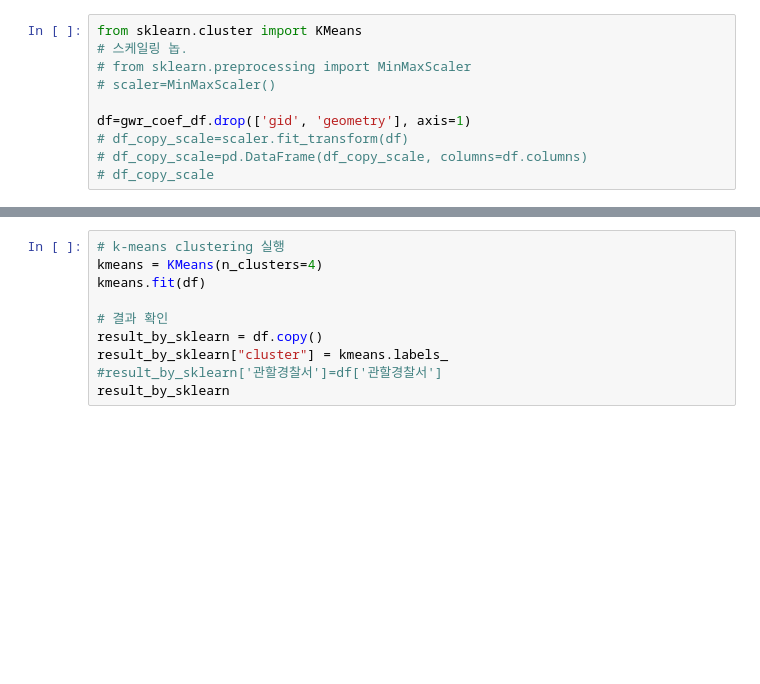
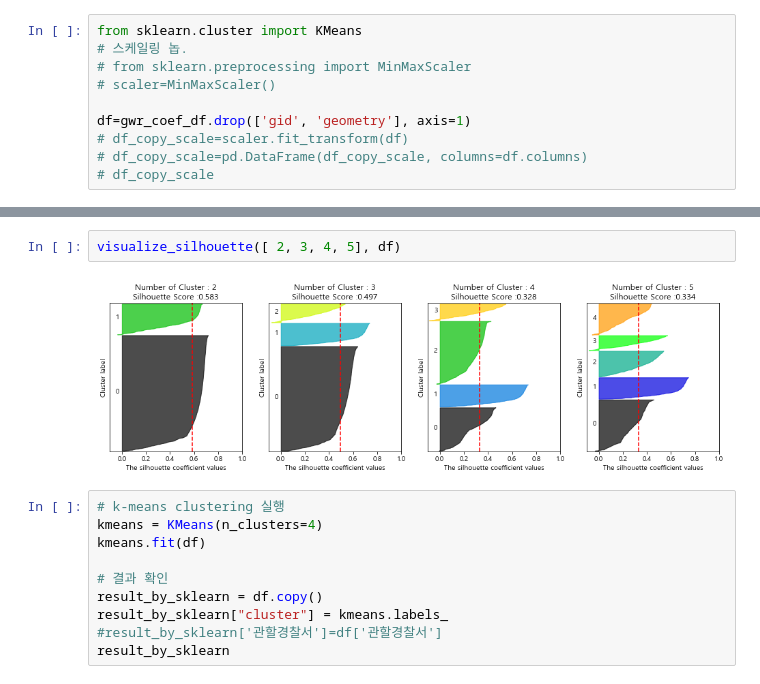
Before and after one commit to yxbxn/COMPAS2021-Suwon, a Jupyter notebook: 지리가중회귀-수원시.ipynb, the cells around one changed output, grey strips where cells are left out. Cells and saved outputs as stored; diff of their text form; blank space fills up the shorter version.

```diff
--- a/지리가중회귀-수원시.ipynb
+++ b/지리가중회귀-수원시.ipynb
@@ -864,3 +899,7 @@ df=gwr_coef_df.drop(['gid', 'geometry'], axis=1)
+# %%
+visualize_silhouette([ 2, 3, 4, 5], df)
+# %% [output]
+[figure, added]
 # %%
 # k-means clustering 실행
 kmeans = KMeans(n_clusters=4)
```
Also changed, not shown: parts of 10 cells of this notebook.
